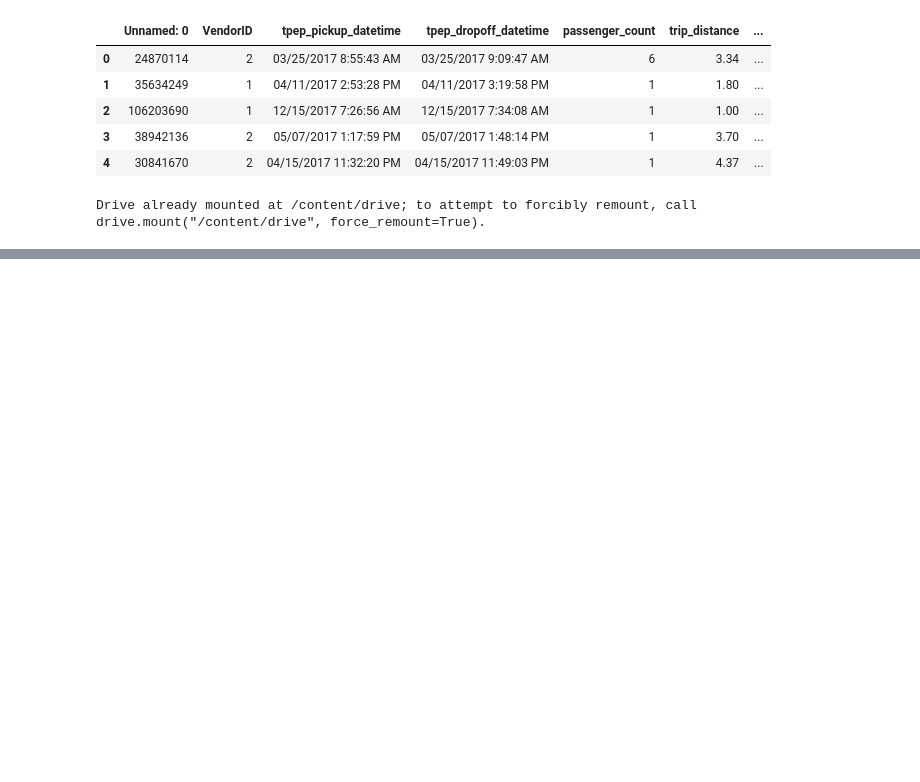
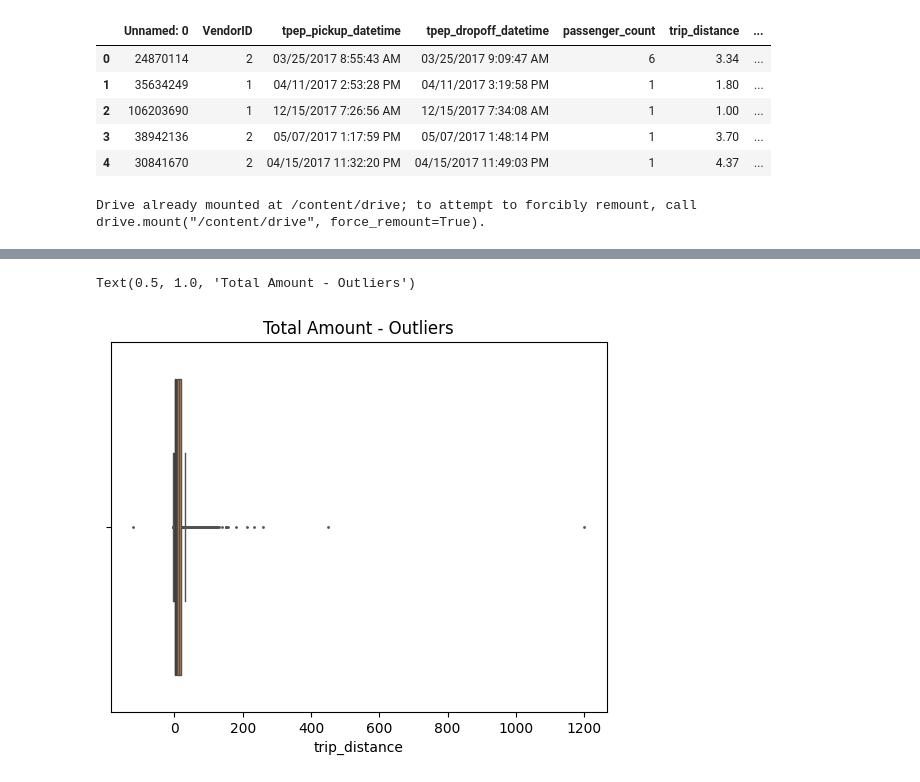
Before and after one commit to rebecasp80/automatidata-project, a Jupyter notebook: Automatidata_EDA.ipynb, the cells around one changed output, grey strips where cells are left out. Cells and saved outputs as stored; diff of their text form; code cells hidden in the pictures; blank space fills up the shorter version.

```diff
--- a/Automatidata_EDA.ipynb
+++ b/Automatidata_EDA.ipynb
@@ -162,0 +171,8 @@ df = pd.read_csv('/content/drive/MyDrive/Automatidata/2017_Yellow_Taxi_Trip_Data
+# %%
+import pandas as pd
+import numpy as np
+import seaborn as sns
+import matplotlib.pyplot as plt
+
+# Cargar el dataset
+df = pd.read_csv('/content/drive/MyDrive/Automatidata/2017_Yellow_Taxi_Trip_Data.csv')
@@ -162,0 +188,6 @@ df = pd.read_csv('/content/drive/MyDrive/Automatidata/2017_Yellow_Taxi_Trip_Data
+# %%
+# Crear columna de duración de viaje
+df['trip_duration'] = df['tpep_dropoff_datetime'] - df['tpep_pickup_datetime']
+
+# Revisar primeras filas
+df[['tpep_pickup_datetime','tpep_dropoff_datetime','trip_duration']].head()
@@ -162,0 +196,9 @@ df = pd.read_csv('/content/drive/MyDrive/Automatidata/2017_Yellow_Taxi_Trip_Data
+# %%
+df['tpep_pickup_datetime'] = pd.to_datetime(df['tpep_pickup_datetime'])
+df['tpep_dropoff_datetime'] = pd.to_datetime(df['tpep_dropoff_datetime'])
+# %%
+# Crear columna de duración de viaje
+df['trip_duration'] = df['tpep_dropoff_datetime'] - df['tpep_pickup_datetime']
+
+# Revisar primeras filas
+df[['tpep_pickup_datetime', 'tpep_dropoff_datetime', 'trip_duration']].head()
@@ -162,0 +212,11 @@ df = pd.read_csv('/content/drive/MyDrive/Automatidata/2017_Yellow_Taxi_Trip_Data
+# %%
+# Boxplot de distancia
+sns.boxplot(x=df['trip_distance'], fliersize=1)
+plt.title('Trip Distance - Outliers')
+
+# Boxplot de importe total
+sns.boxplot(x=df['total_amount'], fliersize=1)
+plt.title('Total Amount - Outliers')
+# %% [output]
+Text(0.5, 1.0, 'Total Amount - Outliers')
+[figure, added]
```
Also changed, not shown: parts of 9 cells of this notebook, 12 other files.
